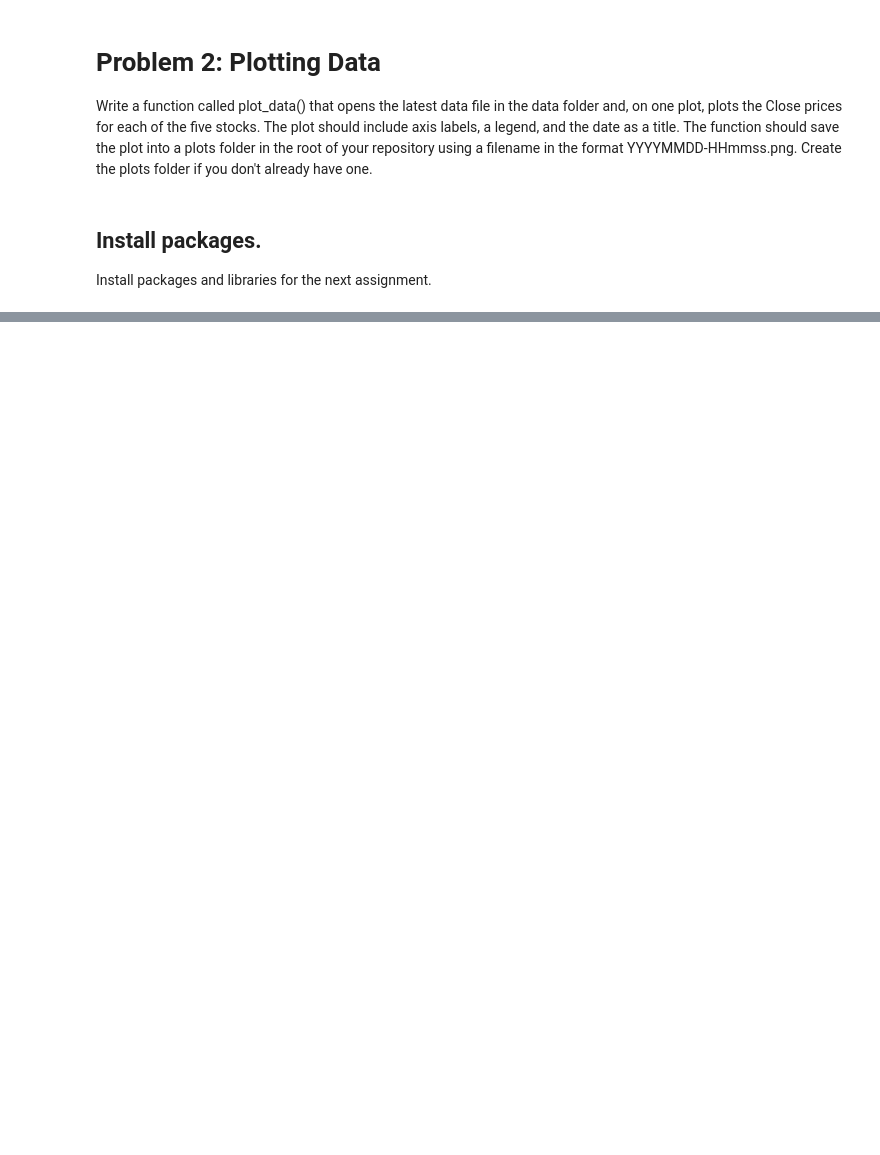
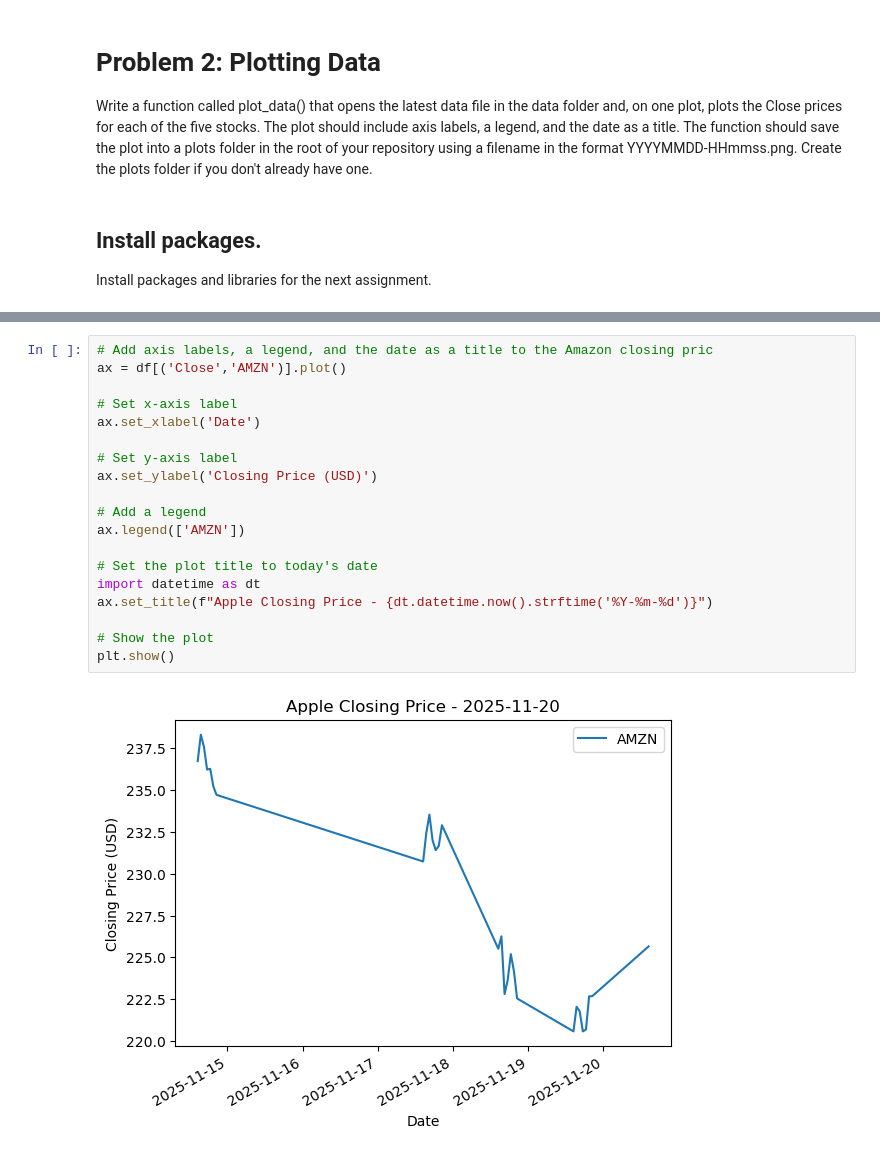
Before and after one commit to LDonn32/Computer-Infrastructure-My-Assessment, a Jupyter notebook: problems.ipynb, the cells around one changed output, grey strips where cells are left out. Cells and saved outputs as stored; diff of their text form; blank space fills up the shorter version.

```diff
--- a/problems.ipynb
+++ b/problems.ipynb
@@ -239,0 +196,21 @@ need to look into these errors
+# %%
+# Add axis labels, a legend, and the date as a title to the Amazon closing pric
+ax = df[('Close','AMZN')].plot()
+
+# Set x-axis label
+ax.set_xlabel('Date')
+
+# Set y-axis label
+ax.set_ylabel('Closing Price (USD)')
+
+# Add a legend
+ax.legend(['AMZN'])
+
+# Set the plot title to today's date
+import datetime as dt
+ax.set_title(f"Apple Closing Price - {dt.datetime.now().strftime('%Y-%m-%d')}")
+
+# Show the plot
+plt.show()
+# %% [output]
+[figure, added]
```
Also changed, not shown: parts of 17 cells of this notebook, 18 other files.
